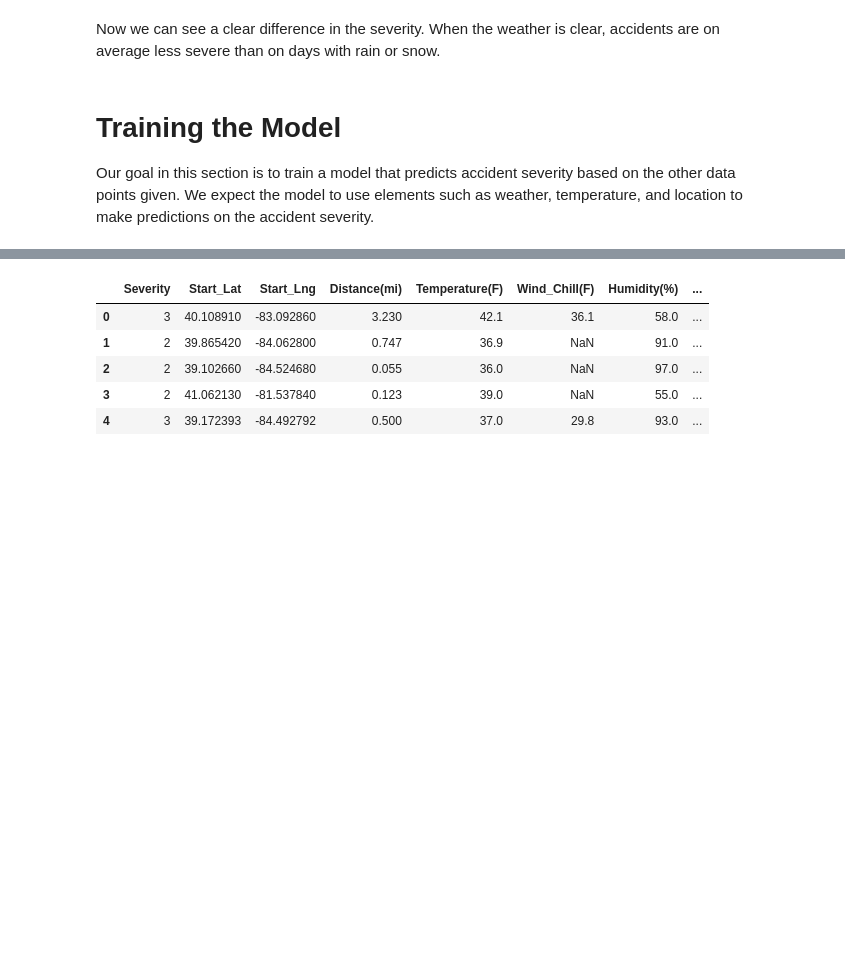
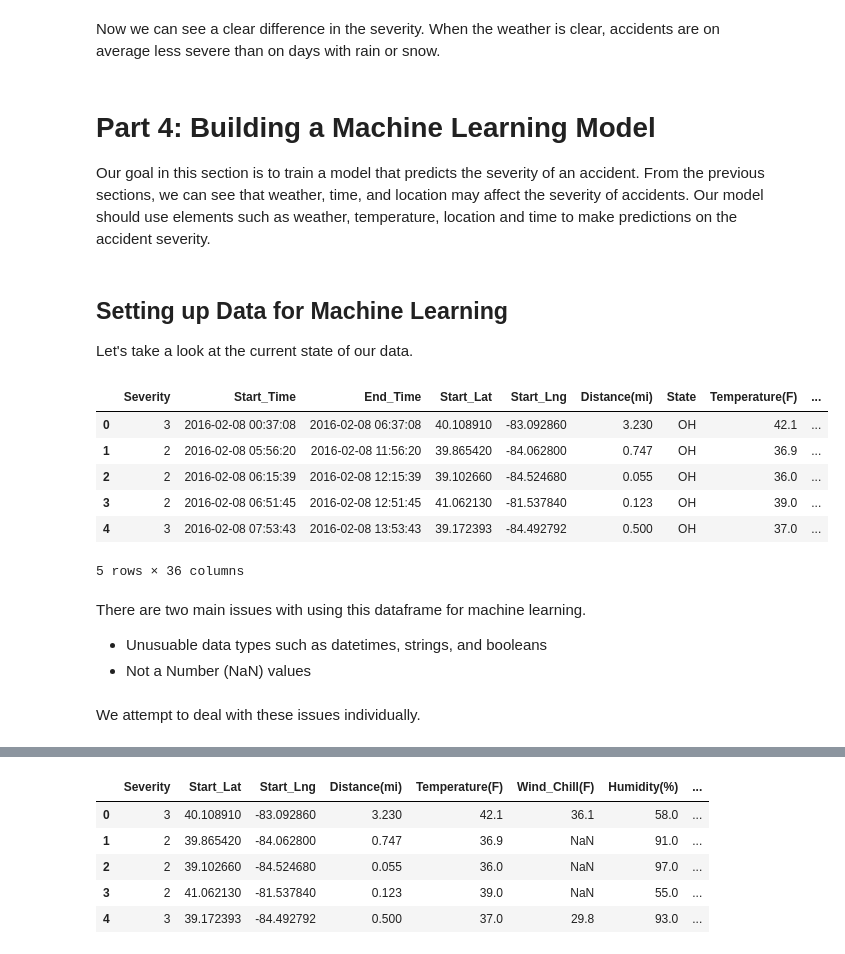
Before and after one commit to kashishpt/CMSC320FinalProject, a Jupyter notebook: main.ipynb, the cells around one changed output, grey strips where cells are left out. Cells and saved outputs as stored; diff of their text form; code cells hidden in the pictures; blank space fills up the shorter version.

```diff
--- a/main.ipynb
+++ b/main.ipynb
@@ -109,8 +101,8 @@ We can see that some of these columns are not important/relevant to our analysis
 # %%
 # list of all features we are removing right now
-to_remove = ["Description", "Number", "Street", "Side", "County","Country", "Zipcode",
-    "Timezone", "End_Lat", "End_Lng", "Airport_Code", "Weather_Timestamp", "Nautical_Twilight",
-    "Astronomical_Twilight"]
+to_remove = ["Description", "Number", "Street", "Side", "City", "County","Country", "Zipcode",
+    "Timezone", "End_Lat", "End_Lng", "Airport_Code", "Weather_Timestamp", "Sunrise_Sunset",
+    "Civil_Twilight", "Nautical_Twilight", "Astronomical_Twilight", "ID"]
 
 # remove the necessary columns
 data = data.drop(to_remove, axis=1, errors='ignore')
@@ -330,5 +338,24 @@ plt.show()
 # %% [markdown]
 Now we can see a clear difference in the severity. When the weather is clear, accidents are on average less severe than on days with rain or snow.
 # %% [markdown]
-# Training the Model
-Our goal in this section is to train a model that predicts accident severity based on the other data points given. We expect the model to use elements such as weather, temperature, and location to make predictions on the accident severity.
+# Part 4: Building a Machine Learning Model
+Our goal in this section is to train a model that predicts the severity of an accident. From the previous sections, we can see that weather, time, and location may affect the severity of accidents. Our model should use elements such as weather, temperature, location and time to make predictions on the accident severity.
+# %% [markdown]
+## Setting up Data for Machine Learning
+Let's take a look at the current state of our data.
+# %%
+data.head()
+# %% [output]
+|  | Severity | Start_Time | End_Time | Start_Lat | Start_Lng | Distance(mi) | State | Temperature(F) | ... |
+| 0 | 3 | 2016-02-08 00:37:08 | 2016-02-08 06:37:08 | 40.108910 | -83.092860 | 3.230 | OH | 42.1 | ... |
+| 1 | 2 | 2016-02-08 05:56:20 | 2016-02-08 11:56:20 | 39.865420 | -84.062800 | 0.747 | OH | 36.9 | ... |
+| 2 | 2 | 2016-02-08 06:15:39 | 2016-02-08 12:15:39 | 39.102660 | -84.524680 | 0.055 | OH | 36.0 | ... |
+| 3 | 2 | 2016-02-08 06:51:45 | 2016-02-08 12:51:45 | 41.062130 | -81.537840 | 0.123 | OH | 39.0 | ... |
+| 4 | 3 | 2016-02-08 07:53:43 | 2016-02-08 13:53:43 | 39.172393 | -84.492792 | 0.500 | OH | 37.0 | ... |
+5 rows × 36 columns
+# %% [markdown]
+There are two main issues with using this dataframe for machine learning.
+- Unusuable data types such as datetimes, strings, and booleans
+- Not a Number (NaN) values
+# %% [markdown]
+We attempt to deal with these issues individually.
```
Also changed, not shown: parts of 44 cells of this notebook.
